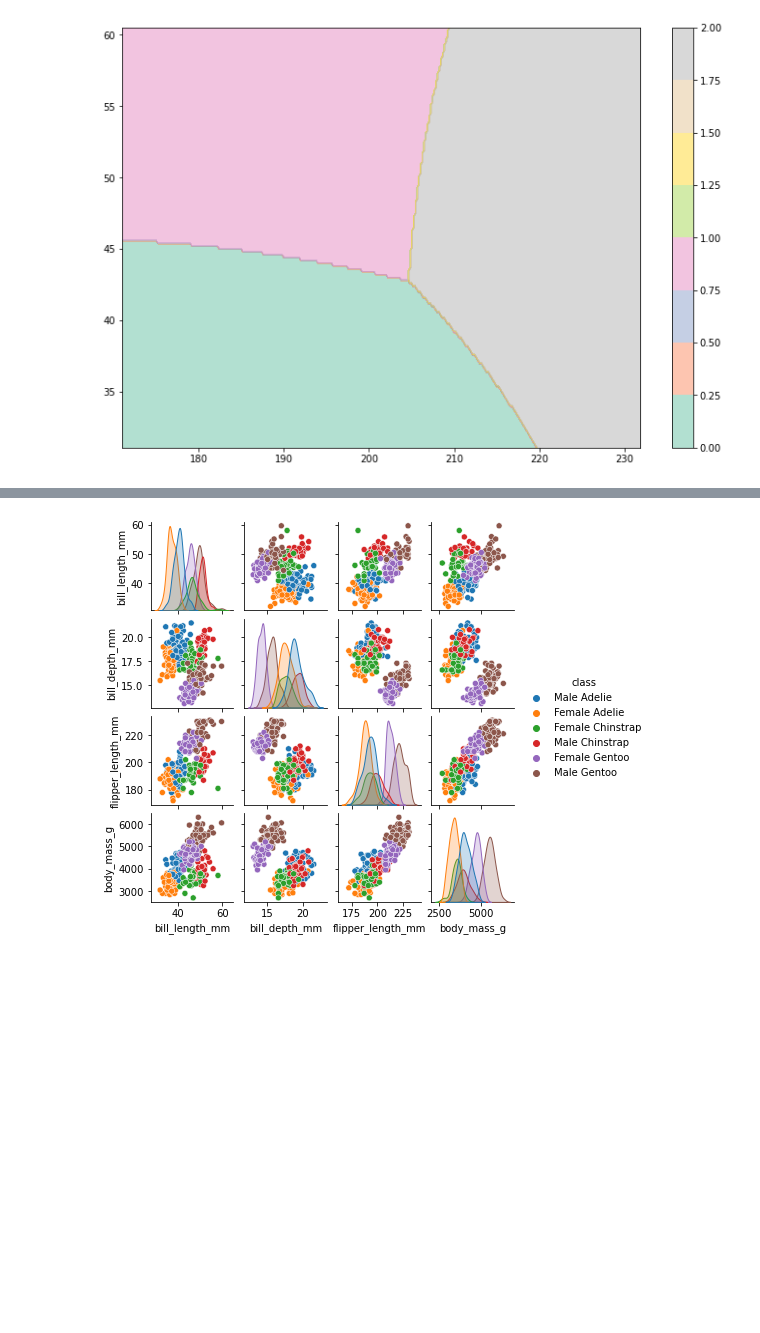
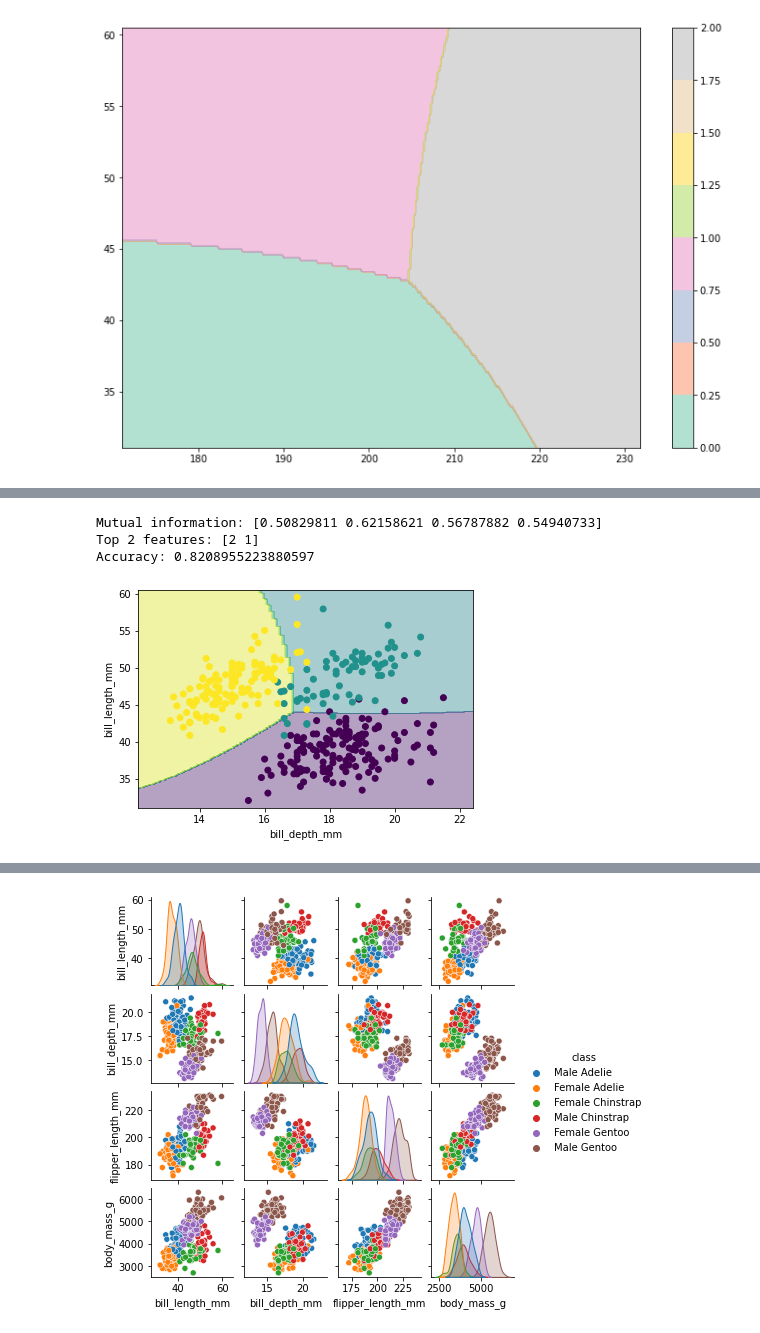
Before and after one commit to yuvalBerghaus/Data_Analysis, a Jupyter notebook: Task4/penguins.ipynb, the cells around one changed output, grey strips where cells are left out. Cells and saved outputs as stored; diff of their text form; code cells hidden in the pictures; blank space fills up the shorter version.

```diff
--- a/Task4/penguins.ipynb
+++ b/Task4/penguins.ipynb
@@ -160,0 +133,79 @@ penguins2
+# %%
+import pandas as pd
+from sklearn.feature_selection import mutual_info_classif
+from sklearn.naive_bayes import GaussianNB
+from sklearn.model_selection import train_test_split
+from sklearn.impute import SimpleImputer
+import numpy as np
+
+# Load the penguins dataset
+df = pd.read_csv("penguins.csv")
+
+# Replace infinity values with NaN
+df = df.replace([np.inf, -np.inf], np.nan)
+
+# Remove rows with missing values or impute the missing values
+df = df.dropna()
+# Or
+# imputer = SimpleImputer(strategy='mean')
+# imputer.fit(df)
+# df = imputer.transform(df)
+
+# Select the feature columns
+X = df[['body_mass_g', 'flipper_length_mm', 'bill_depth_mm', 'bill_length_mm']].values
+y = df['species'].values
+
+# Compute mutual information between features and target variable
+mi = mutual_info_classif(X, y)
+
+# Print mutual information values for each feature
+print("Mutual information:", mi)
+
+# Select top 2 features with highest mutual information
+top_2_features = np.argsort(mi)[-2:]
+print("Top 2 features:", top_2_features)
+
+# Split data into training and test sets
+X_train, X_test, y_train, y_test = train_test_split(X[:, top_2_features], y, test_size=0.2)
+
+# Train a Gaussian Naive Bayes classifier on the top 2 features
+gnb = GaussianNB()
+gnb.fit(X_train, y_train)
+
+# Print the accuracy of the classifier on the test set
+acc = gnb.score(X_test, y_test)
+print("Accuracy:", acc)
+# %% [output]
+Mutual information: [0.50829811 0.62158621 0.56787882 0.54940733]
+Top 2 features: [2 1]
+Accuracy: 0.8208955223880597
+# %%
+from sklearn.preprocessing import LabelEncoder
+X_penguins = df[['bill_depth_mm','bill_length_mm']]
+X_penguins.columns = ["bill_depth_mm","bill_length_mm"] # setting the feature names
+y_penguins = df['species']
+
+#Encoding the categorical variable
+encoder = LabelEncoder()
+y_penguins = encoder.fit_transform(y_penguins)
+# %%
+#2. Train your model using 80% of the data set as your training set.
+X_train, X_test, y_train, y_test = train_test_split(X_penguins, y_penguins, test_size=0.2, random_state=1)
+model = GaussianNB() # 2. instantiate model
+model.fit(X_train, y_train) # 3. fit model to data
+y_model = model.predict(X_test) # 4. predict on new data (output is numpy array)
+x_min, x_max = X_penguins['bill_depth_mm'].min()-1, X_penguins['bill_depth_mm'].max()+1
+y_min, y_max = X_penguins['bill_length_mm'].min()-1, X_penguins['bill_length_mm'].max()+1
+xx, yy = np.meshgrid(np.arange(x_min, x_max, 0.1), np.arange(y_min, y_max, 0.1))
+Z = model.predict(np.c_[xx.ravel(), yy.ravel()])
+Z = Z.reshape(xx.shape)
+
+plt.contourf(xx, yy, Z, alpha=0.4)
+plt.scatter(X_penguins.iloc[:, 0], X_penguins.iloc[:, 1], c=y_penguins, alpha=1)
+plt.xlim(xx.min(), xx.max())
+plt.ylim(yy.min(), yy.max())
+plt.xlabel('bill_depth_mm')
+plt.ylabel('bill_length_mm')
+plt.show()
+# %% [output]
+[figure, added]
```
Also changed, not shown: parts of 19 cells of this notebook.
